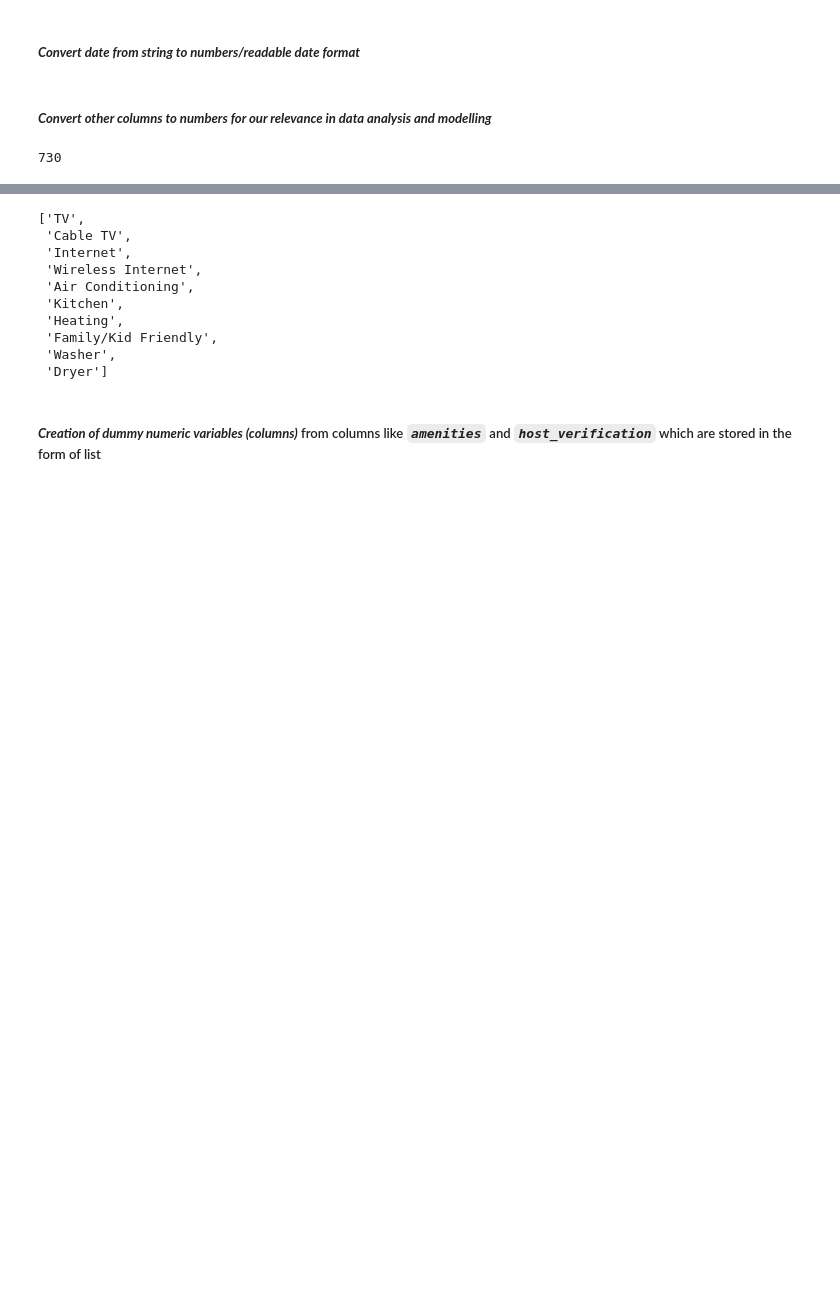
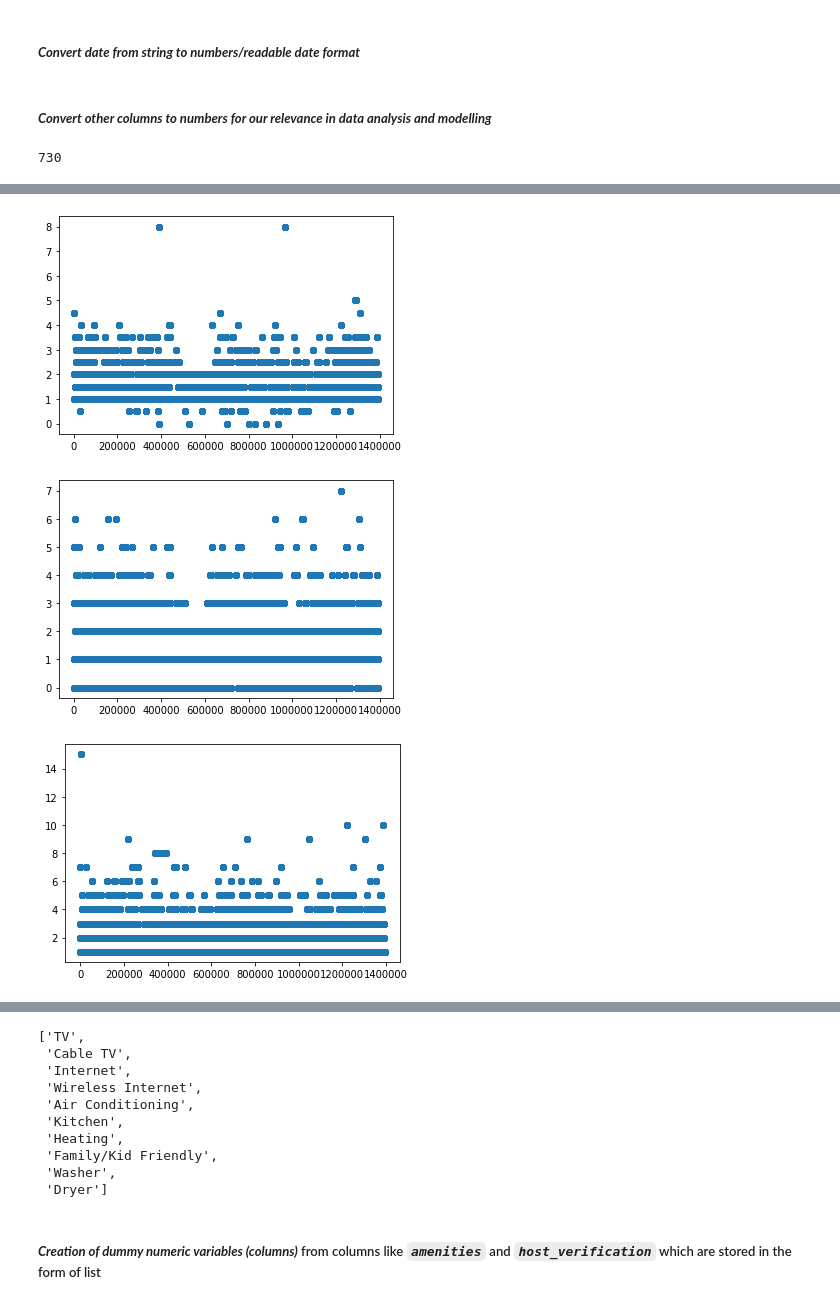
Before and after one commit to s-nilesh/AirBnB-Data-Analysis, a Jupyter notebook: airbnb-analysis.ipynb, the cells around one changed output, grey strips where cells are left out. Drawn from its saved outputs; the diff is of its cells as text; code cells hidden in the pictures; blank space fills up the shorter version.

```diff
--- a/airbnb-analysis.ipynb
+++ b/airbnb-analysis.ipynb
@@ -377,0 +454,13 @@ df['host_listings_count'].fillna(df['host_listings_count'].mean(), inplace = Tru
+# %%
+plt.scatter(range(len(df)),df['bathrooms'])
+plt.show()
+
+plt.scatter(range(len(df)),df['bedrooms'])
+plt.show()
+
+plt.scatter(range(len(df)),df['beds'])
+plt.show()
+# %% [output]
+[figure, added]
+[figure, added]
+[figure, added]
```
Also changed, not shown: parts of 23 cells of this notebook, 3 other files.
